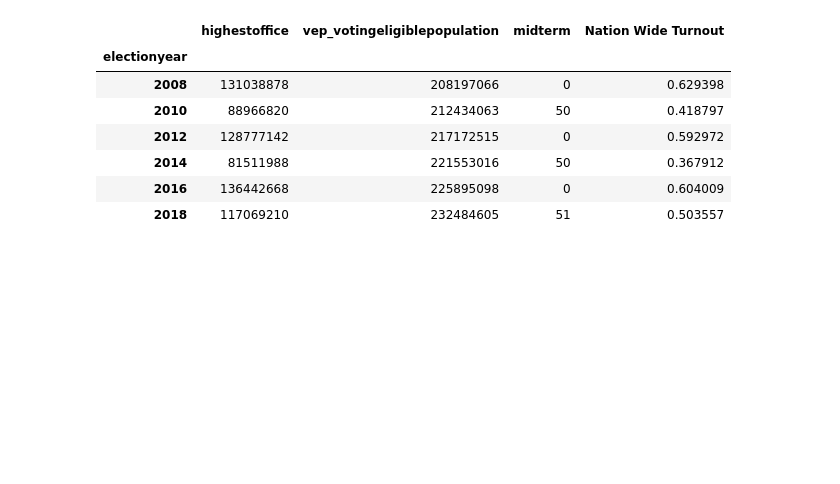
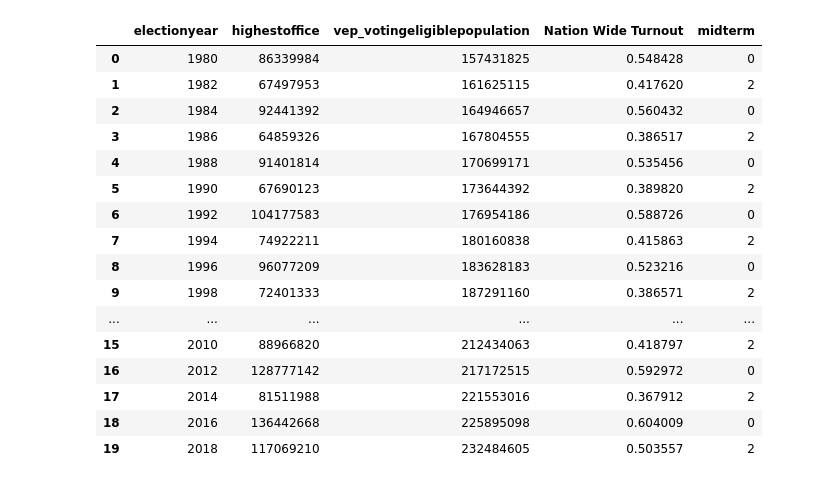
Before and after one commit to mmingoia/HTML_MN_Group_Project, a Jupyter notebook: app/Turnoutvisual.ipynb, the cells around one changed output. Drawn from its saved outputs; the diff is of its cells as text; code cells hidden in the pictures; blank space fills up the shorter version.

Commit message:
Added National Turnout Plots

```diff
--- a/app/Turnoutvisual.ipynb
+++ b/app/Turnoutvisual.ipynb
@@ -352,17 +352,26 @@ with open('Nonvoters2012_graph.html', 'w') as f:
 # %%
 # Read data from PostgreSQL database table and load into a DataFrame instance
 TurnoutDF =  pd.read_sql("select * from nationalturnoutdata", db_conn)
 AnnualTurnoutDF = TurnoutDF.groupby(["electionyear"]).sum()
 AnnualTurnoutDF['Nation Wide Turnout'] = AnnualTurnoutDF['highestoffice']/AnnualTurnoutDF['vep_votingeligiblepopulation']
-PresidentialDF = AnnualTurnoutDF[AnnualTurnoutDF["midterm"] == 0]
-MidTermDF = AnnualTurnoutDF[AnnualTurnoutDF["midterm"] != 0]
+AnnualTurnoutDF = AnnualTurnoutDF.reset_index()
+AnnualTurnoutDF["midterm"] = AnnualTurnoutDF['electionyear'] % 4
 AnnualTurnoutDF
 # %% [output]
-|  | highestoffice | vep_votingeligiblepopulation | midterm | Nation Wide Turnout |
-| electionyear |  |  |  |  |
-| 2008 | 131038878 | 208197066 | 0 | 0.629398 |
-| 2010 | 88966820 | 212434063 | 50 | 0.418797 |
-| 2012 | 128777142 | 217172515 | 0 | 0.592972 |
-| 2014 | 81511988 | 221553016 | 50 | 0.367912 |
-| 2016 | 136442668 | 225895098 | 0 | 0.604009 |
-| 2018 | 117069210 | 232484605 | 51 | 0.503557 |
+|  | electionyear | highestoffice | vep_votingeligiblepopulation | Nation Wide Turnout | midterm |
+| 0 | 1980 | 86339984 | 157431825 | 0.548428 | 0 |
+| 1 | 1982 | 67497953 | 161625115 | 0.417620 | 2 |
+| 2 | 1984 | 92441392 | 164946657 | 0.560432 | 0 |
+| 3 | 1986 | 64859326 | 167804555 | 0.386517 | 2 |
+| 4 | 1988 | 91401814 | 170699171 | 0.535456 | 0 |
+| 5 | 1990 | 67690123 | 173644392 | 0.389820 | 2 |
+| 6 | 1992 | 104177583 | 176954186 | 0.588726 | 0 |
+| 7 | 1994 | 74922211 | 180160838 | 0.415863 | 2 |
+| 8 | 1996 | 96077209 | 183628183 | 0.523216 | 0 |
+| 9 | 1998 | 72401333 | 187291160 | 0.386571 | 2 |
+| ... | ... | ... | ... | ... | ... |
+| 15 | 2010 | 88966820 | 212434063 | 0.418797 | 2 |
+| 16 | 2012 | 128777142 | 217172515 | 0.592972 | 0 |
+| 17 | 2014 | 81511988 | 221553016 | 0.367912 | 2 |
+| 18 | 2016 | 136442668 | 225895098 | 0.604009 | 0 |
+| 19 | 2018 | 117069210 | 232484605 | 0.503557 | 2 |
```
Also changed, not shown: parts of 3 cells of this notebook, 8 other files.
